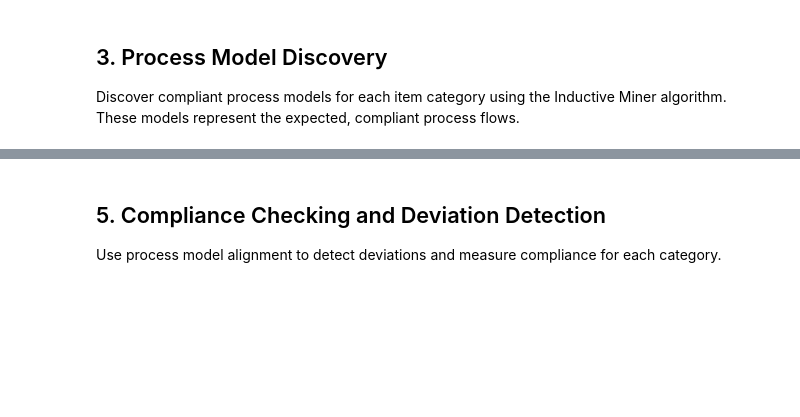
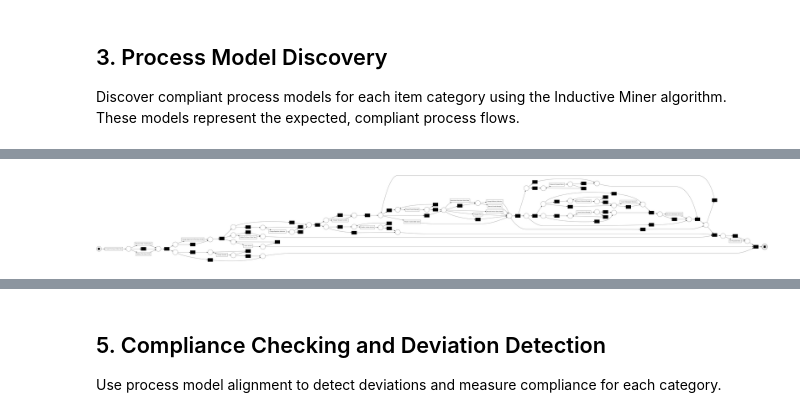
Before and after one commit to F2210/MBI-INFOPROM-Assignment, a Jupyter notebook: compliance_analysis.ipynb, the cells around one changed output, grey strips where cells are left out. Drawn from its saved outputs; the diff is of its cells as text; code cells hidden in the pictures; blank space fills up the shorter version.

```diff
--- a/compliance_analysis.ipynb
+++ b/compliance_analysis.ipynb
@@ -357,0 +392,85 @@ Consignment                    Compliant                         60.86
+# %%
+def visualize_process_models(process_models):
+    """Create visualizations for discovered process models"""
+    print("\n" + "="*70)
+    print("PROCESS MODEL VISUALIZATIONS")
+    print("="*70)
+
+    # Calculate grid layout for subplots
+    valid_models = [k for k, v in process_models.items() if v is not None]
+    n_models = len(valid_models)
+
+    if n_models == 0:
+        print("No process models to visualize")
+        return
+
+    # Create Petri net visualizations
+    print("\nGenerating Petri Net Visualizations...")
+
+    for i, category_key in enumerate(valid_models):
+        model_info = process_models[category_key]
+        category_name = ITEM_CATEGORIES[category_key]['name']
+
+        print(f"\n--- {category_name} ---")
+
+        try:
+            # Generate Petri net visualization
+            gviz = pn_visualizer.apply(
+                model_info['net'],
+                model_info['initial_marking'],
+                model_info['final_marking'],
+                parameters={pn_visualizer.Variants.WO_DECORATION.value.Parameters.FORMAT: "png"}
+            )
+
+            # Display the visualization
+            pn_visualizer.view(gviz)
+            print(f"Petri net visualization generated for {category_name}")
+
+        except Exception as e:
+            print(f"Error generating Petri net for {category_name}: {str(e)}")
+
+    # Create DFG (Directly-Follows Graph) visualizations
+    print(f"\nGenerating Directly-Follows Graph (DFG) Visualizations...")
+
+    for category_key in valid_models:
+        model_info = process_models[category_key]
+        category_name = ITEM_CATEGORIES[category_key]['name']
+        log = model_info['log']
+
+        print(f"\n--- DFG for {category_name} ---")
+
+        try:
+            # Generate DFG
+            from pm4py.algo.discovery.dfg import algorithm as dfg_discovery
+            dfg = dfg_discovery.apply(log)
+
+            # Get start and end activities
+            from pm4py.statistics.start_activities.log import get as start_activities_get
+            from pm4py.statistics.end_activities.log import get as end_activities_get
+            start_activities = start_activities_get.get_start_activities(log)
+            end_activities = end_activities_get.get_end_activities(log)
+
+            # Create DFG visualization
+            gviz_dfg = dfg_visualizer.apply(dfg, log=log,
+                                          start_activities=start_activities,
+                                          end_activities=end_activities,
+                                          parameters={dfg_visualizer.Variants.FREQUENCY.value.Parameters.FORMAT: "png"})
+
+            # Display the DFG
+            dfg_visualizer.view(gviz_dfg)
+            print(f"DFG visualization generated for {category_name}")
+
+            # Print DFG statistics
+            total_relations = len(dfg)
+            total_frequency = sum(dfg.values())
+            print(f"DFG Statistics:")
+            print(f"  - Total Relations: {total_relations}")
+            print(f"  - Total Frequency: {total_frequency}")
+            print(f"  - Average Relation Frequency: {total_frequency/total_relations:.2f}")
+
+        except Exception as e:
+            print(f"Error generating DFG for {category_name}: {str(e)}")
+
+# Generate visualizations
+visualize_process_models(process_models)
+# %% [output]
@@ -357,0 +484 @@ Consignment                    Compliant                         60.86
+[figure, added]
```
Also changed, not shown: parts of 8 cells of this notebook, 1 other file.
